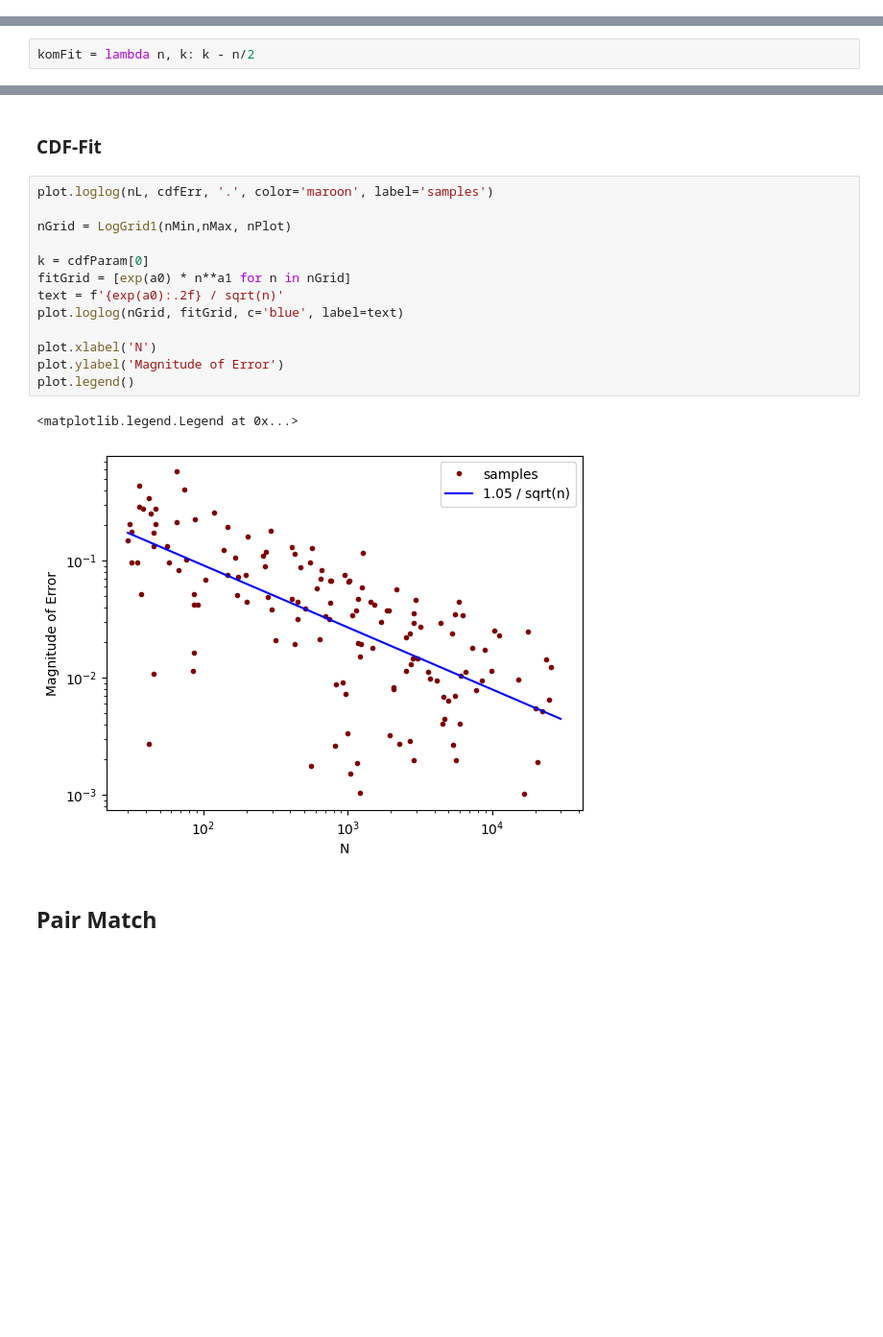
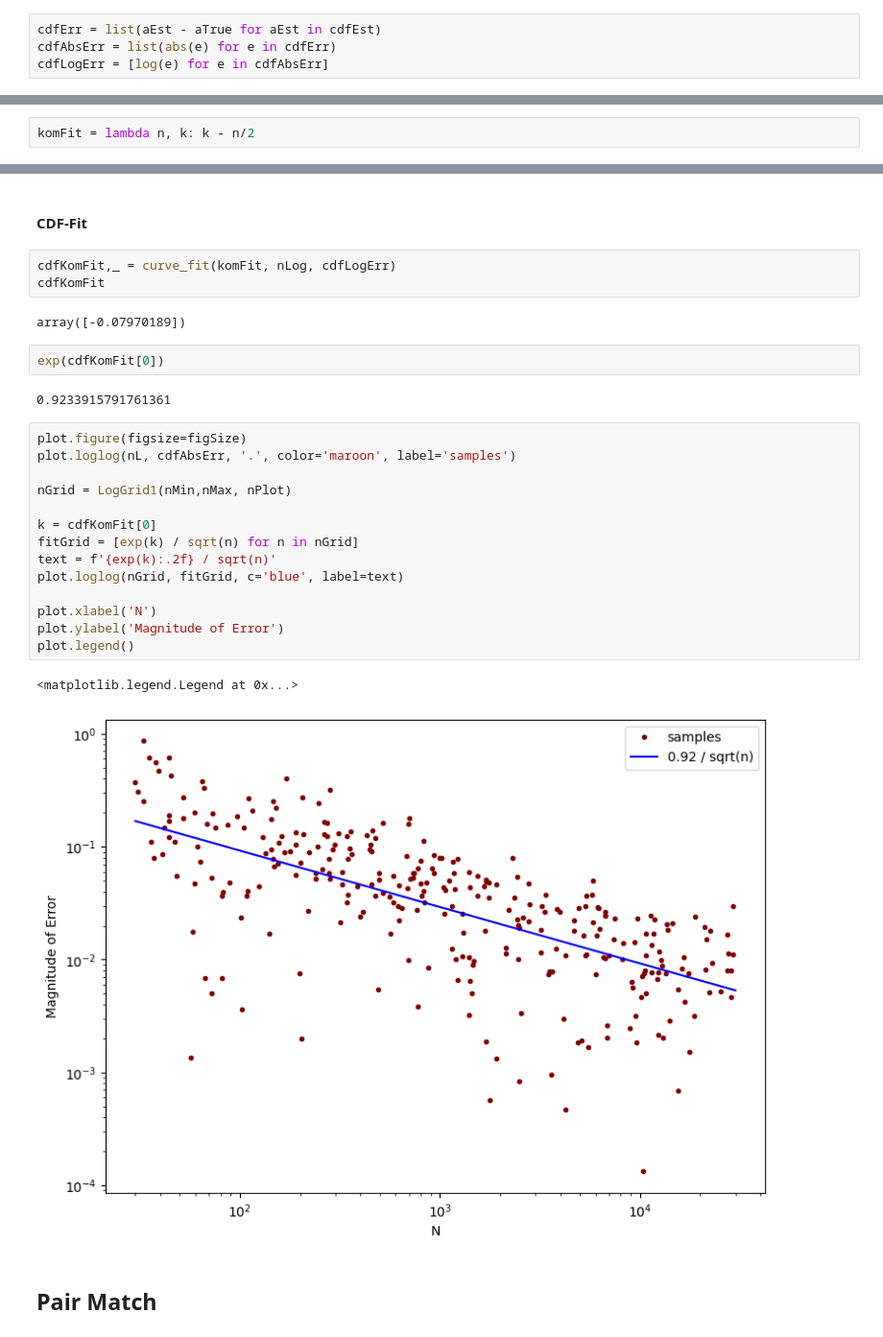
Before and after one commit to DesignToolInvestor/ManetSim, a Jupyter notebook: 2dDist/Worksheets/ml_vs_cdf_fit_b.ipynb, the cells around one changed output, grey strips where cells are left out. Shown at 96% size. Cells and saved outputs as stored; diff of their text form; blank space fills up the shorter version.

```diff
--- a/2dDist/Worksheets/ml_vs_cdf_fit_b.ipynb
+++ b/2dDist/Worksheets/ml_vs_cdf_fit_b.ipynb
@@ -108,6 +126,10 @@ nLog = tuple(log(n) for n in nL)
 mleErr = list(aEst - aTrue for aEst in mleEst)
 mleAbsErr = list(abs(e) for e in mleErr)
 mleLogErr = [log(e) for e in mleAbsErr]
+# %%
+cdfErr = list(aEst - aTrue for aEst in cdfEst)
+cdfAbsErr = list(abs(e) for e in cdfErr)
+cdfLogErr = [log(e) for e in cdfAbsErr]
 # %% [markdown]
 ## Fit Allowing the Power to Vary
 # %%
@@ -213,20 +187,30 @@ plot.legend()
-# %% [markdown]
-### CDF-Fit
-# %%
-plot.loglog(nL, cdfErr, '.', color='maroon', label='samples')
-
-nGrid = LogGrid1(nMin,nMax, nPlot)
-
-k = cdfParam[0]
-fitGrid = [exp(a0) * n**a1 for n in nGrid]
-text = f'{exp(a0):.2f} / sqrt(n)'
-plot.loglog(nGrid, fitGrid, c='blue', label=text)
-
-plot.xlabel('N')
-plot.ylabel('Magnitude of Error')
-plot.legend()
-# %% [output]
-<matplotlib.legend.Legend at 0x...>
-[figure, removed]
+# %% [markdown]
+#### CDF-Fit
+# %%
+cdfKomFit,_ = curve_fit(komFit, nLog, cdfLogErr)
+cdfKomFit
+# %% [output]
+array([-0.07970189])
+# %%
+exp(cdfKomFit[0])
+# %% [output]
+0.9233915791761361
+# %%
+plot.figure(figsize=figSize)
+plot.loglog(nL, cdfAbsErr, '.', color='maroon', label='samples')
+
+nGrid = LogGrid1(nMin,nMax, nPlot)
+
+k = cdfKomFit[0]
+fitGrid = [exp(k) / sqrt(n) for n in nGrid]
+text = f'{exp(k):.2f} / sqrt(n)'
+plot.loglog(nGrid, fitGrid, c='blue', label=text)
+
+plot.xlabel('N')
+plot.ylabel('Magnitude of Error')
+plot.legend()
+# %% [output]
+<matplotlib.legend.Legend at 0x...>
+[figure, added]
 # %% [markdown]
 ## Pair Match
```
Also changed, not shown: parts of 27 cells of this notebook.
